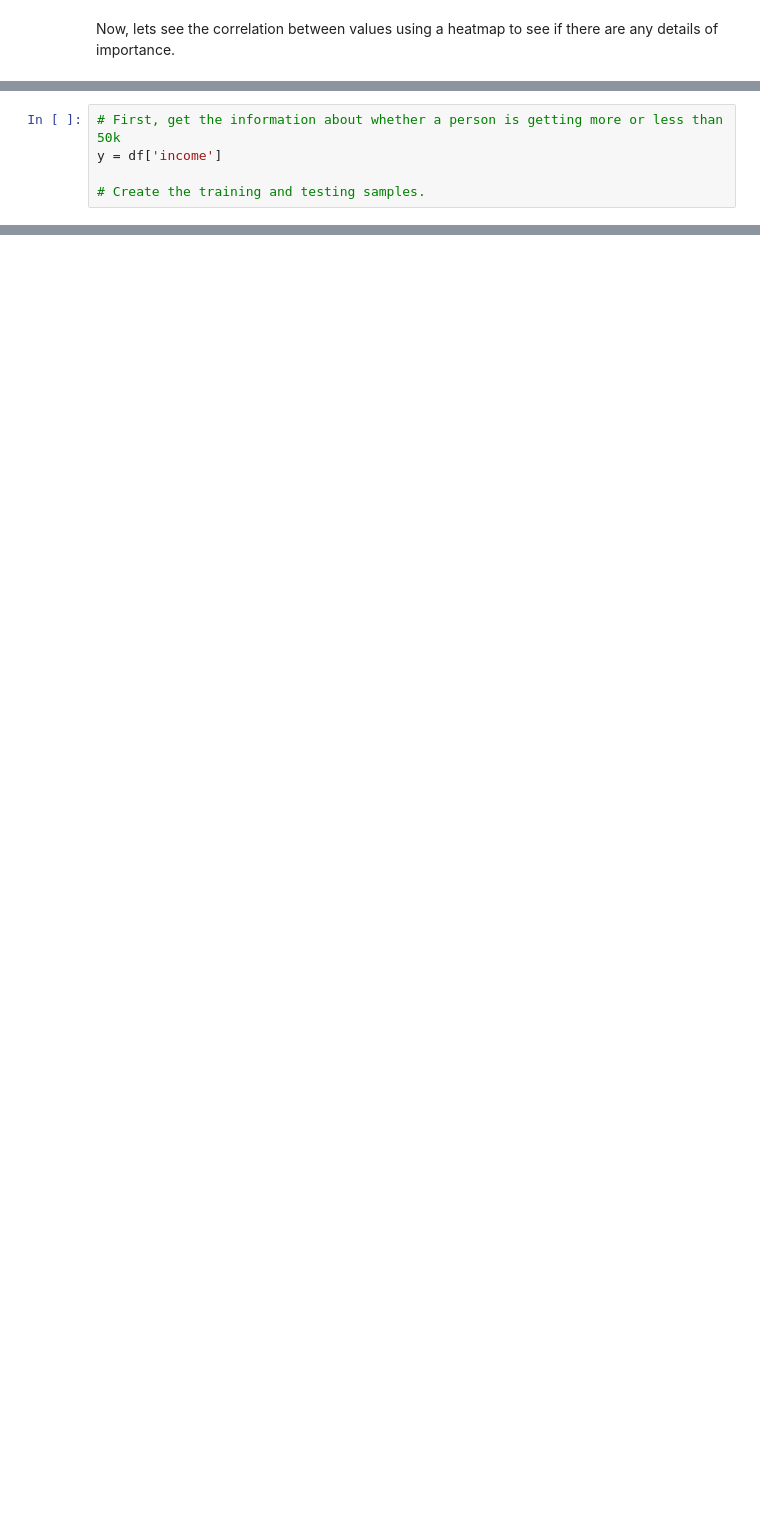
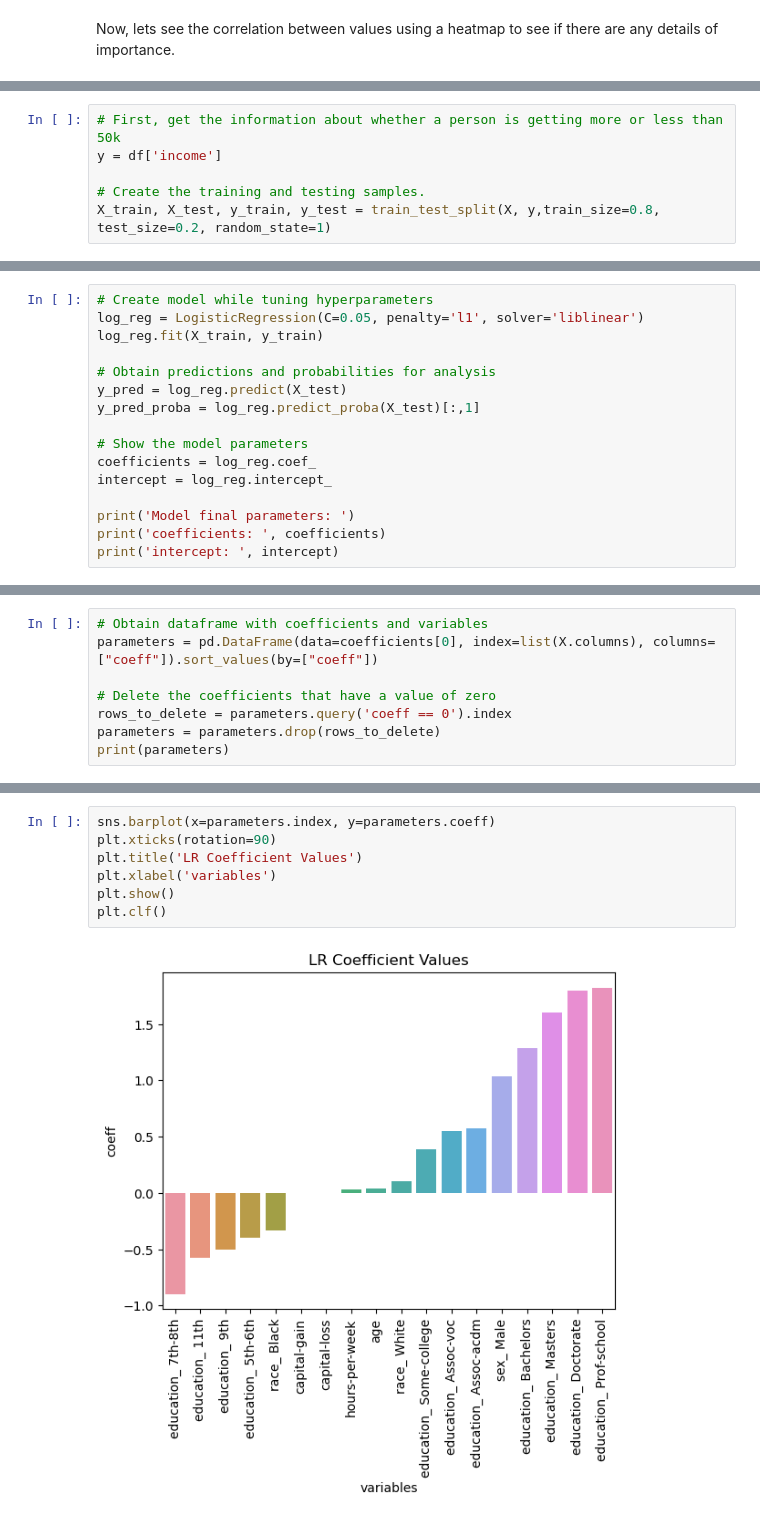
Before and after one commit to Joel-Milla/IncomeClassification, a Jupyter notebook: Income Classification.ipynb, the cells around one changed output, grey strips where cells are left out. Saved outputs shown, nothing was run; the diff lists cells and outputs as text; blank space fills up the shorter version.

Commit message:
Fit and analyze the model

```diff
--- a/Income Classification.ipynb
+++ b/Income Classification.ipynb
@@ -101,3 +102,4 @@ Next up, lets separate the dataset into training and testing samples that will b
 y = df['income']
 
 # Create the training and testing samples.
+X_train, X_test, y_train, y_test = train_test_split(X, y,train_size=0.8, test_size=0.2, random_state=1)
@@ -103,0 +108,16 @@ y = df['income']
+# %%
+# Create model while tuning hyperparameters
+log_reg = LogisticRegression(C=0.05, penalty='l1', solver='liblinear')
+log_reg.fit(X_train, y_train)
+
+# Obtain predictions and probabilities for analysis
+y_pred = log_reg.predict(X_test)
+y_pred_proba = log_reg.predict_proba(X_test)[:,1]
+
+# Show the model parameters
+coefficients = log_reg.coef_
+intercept = log_reg.intercept_
+
+print('Model final parameters: ')
+print('coefficients: ', coefficients)
+print('intercept: ', intercept)
@@ -103,0 +166,8 @@ y = df['income']
+# %%
+# Obtain dataframe with coefficients and variables
+parameters = pd.DataFrame(data=coefficients[0], index=list(X.columns), columns=["coeff"]).sort_values(by=["coeff"])
+
+# Delete the coefficients that have a value of zero
+rows_to_delete = parameters.query('coeff == 0').index
+parameters = parameters.drop(rows_to_delete)
+print(parameters)
@@ -103,0 +196,9 @@ y = df['income']
+# %%
+sns.barplot(x=parameters.index, y=parameters.coeff)
+plt.xticks(rotation=90)
+plt.title('LR Coefficient Values')
+plt.xlabel('variables')
+plt.show()
+plt.clf()
+# %% [output]
+[figure, added]
```
Also changed, not shown: parts of 16 cells of this notebook.
